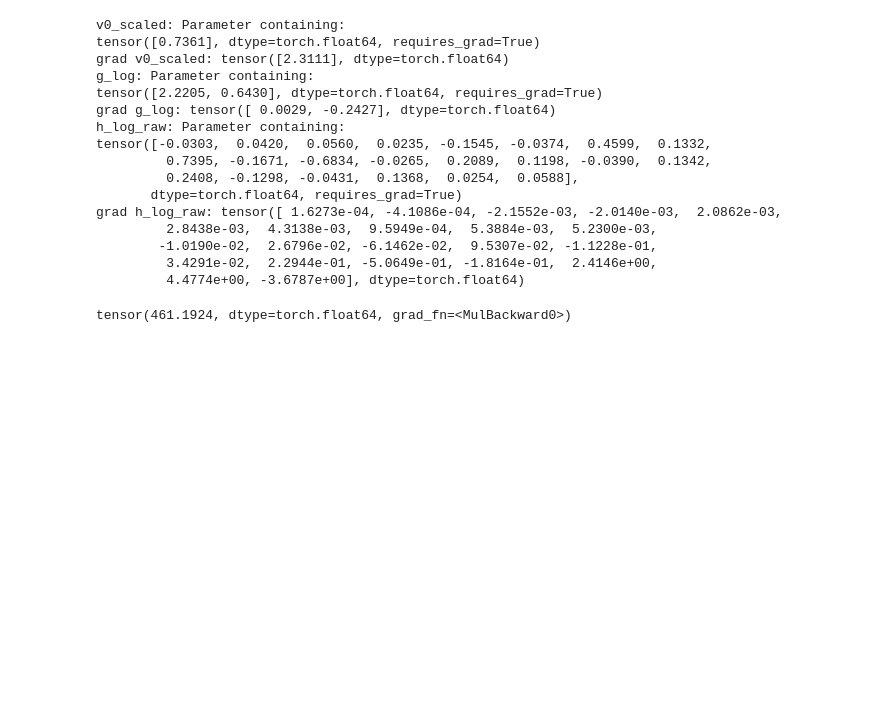
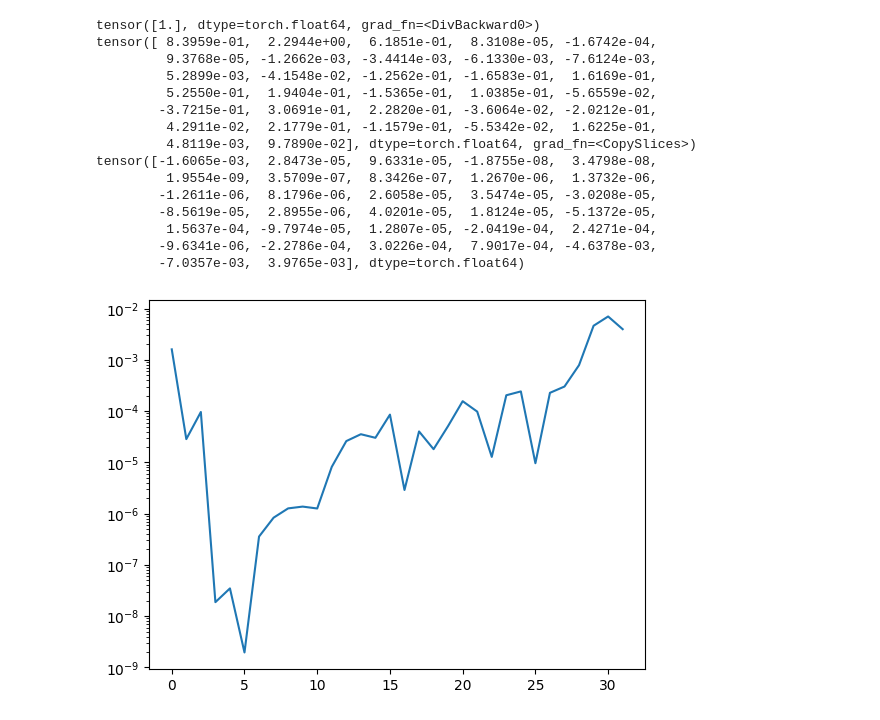
Before and after one commit to oist/VeloGP, a Jupyter notebook: velogp/test_velocity_estimation.ipynb, the cells around one changed output. Cells and saved outputs as stored; diff of their text form; code cells hidden in the pictures; blank space fills up the shorter version.

```diff
--- a/velogp/test_velocity_estimation.ipynb
+++ b/velogp/test_velocity_estimation.ipynb
@@ -43,30 +46,31 @@ l = velocity_model.VelocityModelLoss(x, torch.tensor(y_obs), torch.tensor(s_obs)
 fit = estimate_velocity.FitVelocityModel(m, l)
 fit.optimize_parameters()
 # %%
-for n, p in m.named_parameters():
-    print(f"{n}: {p}")
-    print(f"grad {n}: {p.grad}")
+params = [m.v0_scaled, m.g_log, m.h_log_raw]
+print(fit.evaluate_model_for_parameters(params))
+print(m.pvector(params))
+print(m.pgradient(params))
 # %% [output]
-v0_scaled: Parameter containing:
-tensor([0.7361], dtype=torch.float64, requires_grad=True)
-grad v0_scaled: tensor([2.3111], dtype=torch.float64)
-g_log: Parameter containing:
-tensor([2.2205, 0.6430], dtype=torch.float64, requires_grad=True)
-grad g_log: tensor([ 0.0029, -0.2427], dtype=torch.float64)
-h_log_raw: Parameter containing:
-tensor([-0.0303,  0.0420,  0.0560,  0.0235, -0.1545, -0.0374,  0.4599,  0.1332,
-         0.7395, -0.1671, -0.6834, -0.0265,  0.2089,  0.1198, -0.0390,  0.1342,
-         0.2408, -0.1298, -0.0431,  0.1368,  0.0254,  0.0588],
-       dtype=torch.float64, requires_grad=True)
-grad h_log_raw: tensor([ 1.6273e-04, -4.1086e-04, -2.1552e-03, -2.0140e-03,  2.0862e-03,
-         2.8438e-03,  4.3138e-03,  9.5949e-04,  5.3884e-03,  5.2300e-03,
-        -1.0190e-02,  2.6796e-02, -6.1462e-02,  9.5307e-02, -1.1228e-01,
-         3.4291e-02,  2.2944e-01, -5.0649e-01, -1.8164e-01,  2.4146e+00,
-         4.4774e+00, -3.6787e+00], dtype=torch.float64)
+tensor([1.], dtype=torch.float64, grad_fn=<DivBackward0>)
+tensor([ 8.3959e-01,  2.2944e+00,  6.1851e-01,  8.3108e-05, -1.6742e-04,
+         9.3768e-05, -1.2662e-03, -3.4414e-03, -6.1330e-03, -7.6124e-03,
+         5.2899e-03, -4.1548e-02, -1.2562e-01, -1.6583e-01,  1.6169e-01,
+         5.2550e-01,  1.9404e-01, -1.5365e-01,  1.0385e-01, -5.6559e-02,
+        -3.7215e-01,  3.0691e-01,  2.2820e-01, -3.6064e-02, -2.0212e-01,
+         4.2911e-02,  2.1779e-01, -1.1579e-01, -5.5342e-02,  1.6225e-01,
+         4.8119e-03,  9.7890e-02], dtype=torch.float64, grad_fn=<CopySlices>)
+tensor([-1.6065e-03,  2.8473e-05,  9.6331e-05, -1.8755e-08,  3.4798e-08,
+         1.9554e-09,  3.5709e-07,  8.3426e-07,  1.2670e-06,  1.3732e-06,
+        -1.2611e-06,  8.1796e-06,  2.6058e-05,  3.5474e-05, -3.0208e-05,
+        -8.5619e-05,  2.8955e-06,  4.0201e-05,  1.8124e-05, -5.1372e-05,
+         1.5637e-04, -9.7974e-05,  1.2807e-05, -2.0419e-04,  2.4271e-04,
+        -9.6341e-06, -2.2786e-04,  3.0226e-04,  7.9017e-04, -4.6378e-03,
+        -7.0357e-03,  3.9765e-03], dtype=torch.float64)
 # %%
-fit.loss()
+pyplot.plot(abs(m.pgradient(params)))
+pyplot.yscale("log")
 # %% [output]
-tensor(461.1924, dtype=torch.float64, grad_fn=<MulBackward0>)
+[figure, added]
 # %%
 pyplot.plot(fit.loss.x, fit.loss.y_obs.detach(), label="data (simulated)")
 pyplot.plot(fit.loss.x, fit.loss.y_pred().detach(), label="model fit")
```
Also changed, not shown: parts of 3 cells of this notebook.
